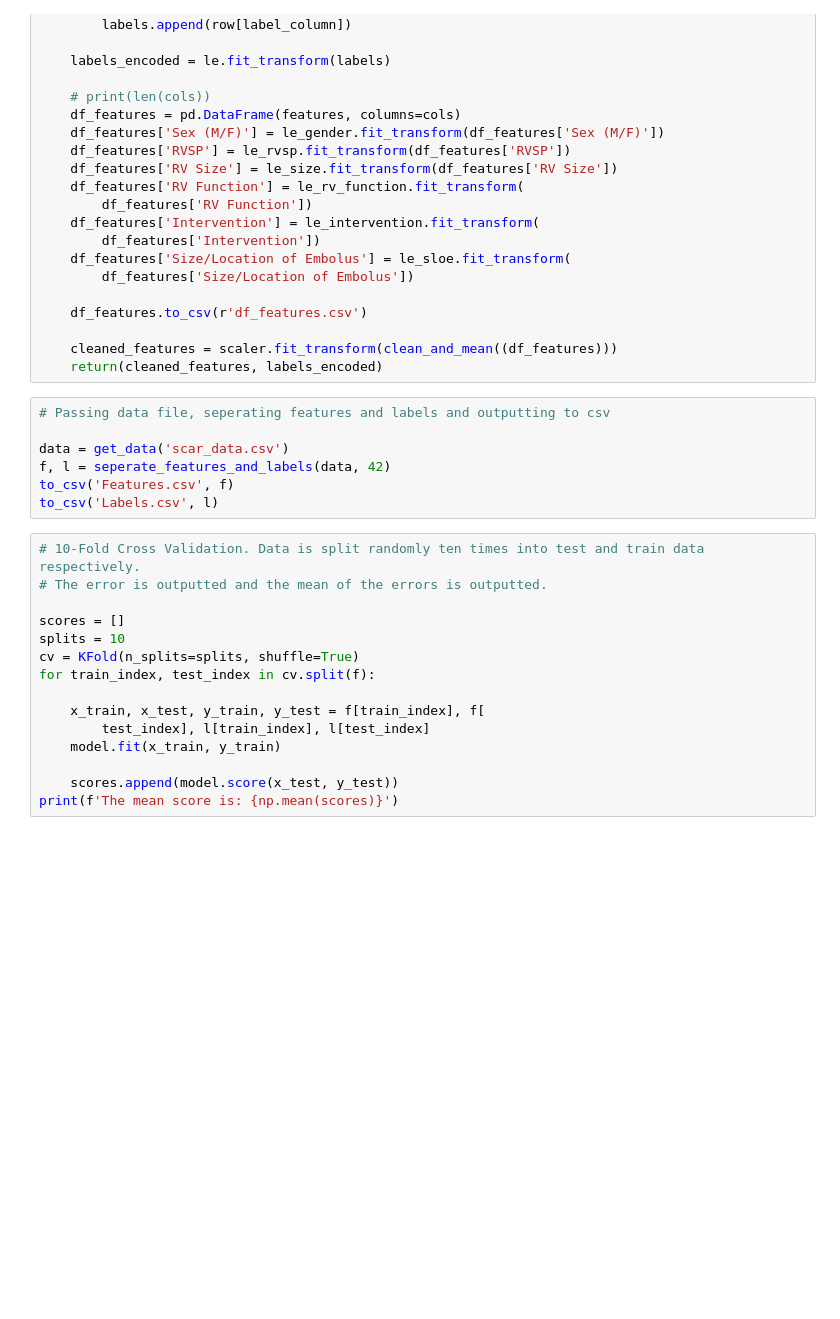
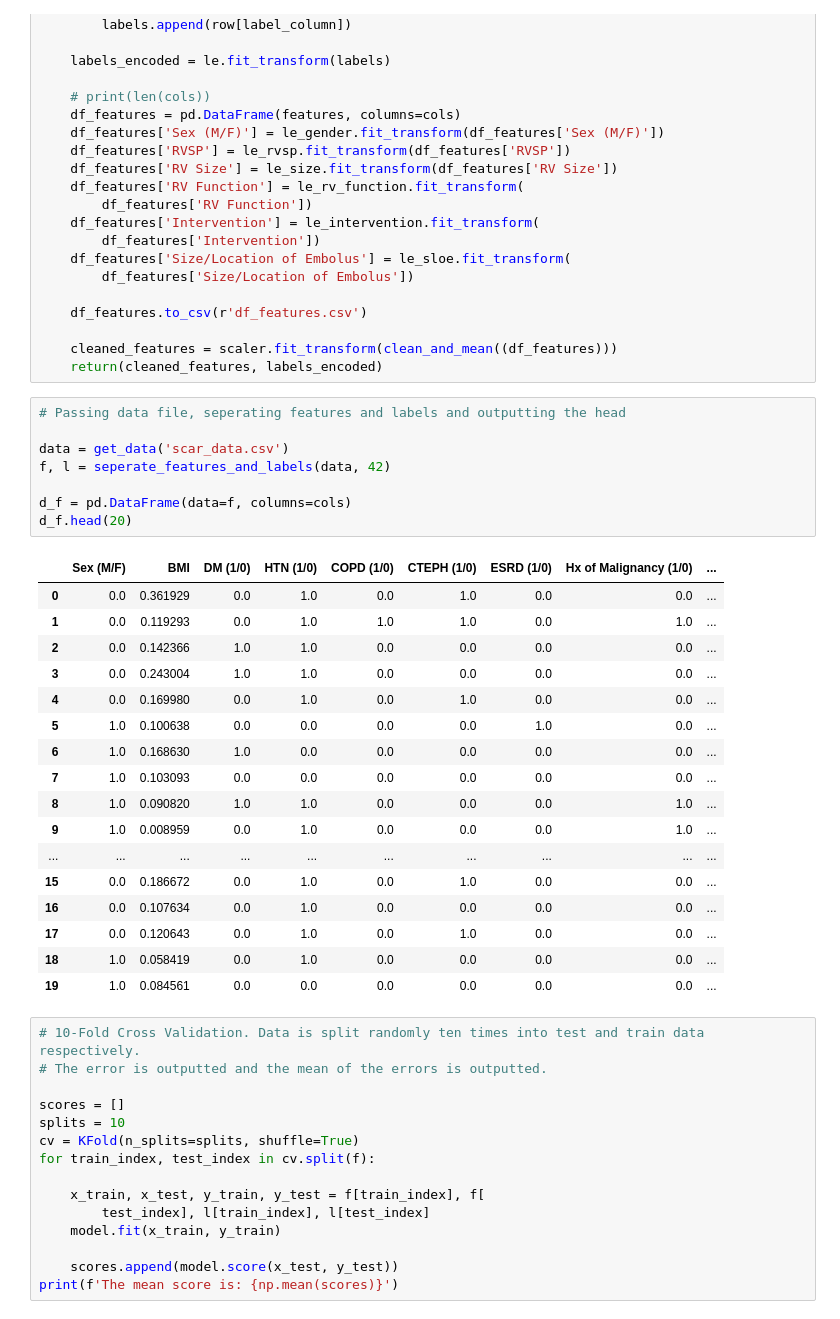
Before and after one commit to nitro41992/cs634-final-project, a Jupyter notebook: Scar Report.ipynb, the cells around one changed output. Drawn from its saved outputs; the diff is of its cells as text; blank space fills up the shorter version.

Commit message:
Task: Outputting features to jupyter notebook

```diff
--- a/Scar Report.ipynb
+++ b/Scar Report.ipynb
@@ -123,12 +123,31 @@ def seperate_features_and_labels(file, label_column):
     cleaned_features = scaler.fit_transform(clean_and_mean((df_features)))
     return(cleaned_features, labels_encoded)
 # %%
-# Passing data file, seperating features and labels and outputting to csv
+# Passing data file, seperating features and labels and outputting the head
 
 data = get_data('scar_data.csv')
 f, l = seperate_features_and_labels(data, 42)
-to_csv('Features.csv', f)
-to_csv('Labels.csv', l)
+
+d_f = pd.DataFrame(data=f, columns=cols)
+d_f.head(20)
+# %% [output]
+|  | Sex (M/F) | BMI | DM (1/0) | HTN (1/0) | COPD (1/0) | CTEPH (1/0) | ESRD (1/0) | Hx of Malignancy (1/0) | ... |
+| 0 | 0.0 | 0.361929 | 0.0 | 1.0 | 0.0 | 1.0 | 0.0 | 0.0 | ... |
+| 1 | 0.0 | 0.119293 | 0.0 | 1.0 | 1.0 | 1.0 | 0.0 | 1.0 | ... |
+| 2 | 0.0 | 0.142366 | 1.0 | 1.0 | 0.0 | 0.0 | 0.0 | 0.0 | ... |
+| 3 | 0.0 | 0.243004 | 1.0 | 1.0 | 0.0 | 0.0 | 0.0 | 0.0 | ... |
+| 4 | 0.0 | 0.169980 | 0.0 | 1.0 | 0.0 | 1.0 | 0.0 | 0.0 | ... |
+| 5 | 1.0 | 0.100638 | 0.0 | 0.0 | 0.0 | 0.0 | 1.0 | 0.0 | ... |
+| 6 | 1.0 | 0.168630 | 1.0 | 0.0 | 0.0 | 0.0 | 0.0 | 0.0 | ... |
+| 7 | 1.0 | 0.103093 | 0.0 | 0.0 | 0.0 | 0.0 | 0.0 | 0.0 | ... |
+| 8 | 1.0 | 0.090820 | 1.0 | 1.0 | 0.0 | 0.0 | 0.0 | 1.0 | ... |
+| 9 | 1.0 | 0.008959 | 0.0 | 1.0 | 0.0 | 0.0 | 0.0 | 1.0 | ... |
+| ... | ... | ... | ... | ... | ... | ... | ... | ... | ... |
+| 15 | 0.0 | 0.186672 | 0.0 | 1.0 | 0.0 | 1.0 | 0.0 | 0.0 | ... |
+| 16 | 0.0 | 0.107634 | 0.0 | 1.0 | 0.0 | 0.0 | 0.0 | 0.0 | ... |
+| 17 | 0.0 | 0.120643 | 0.0 | 1.0 | 0.0 | 1.0 | 0.0 | 0.0 | ... |
+| 18 | 1.0 | 0.058419 | 0.0 | 1.0 | 0.0 | 0.0 | 0.0 | 0.0 | ... |
+| 19 | 1.0 | 0.084561 | 0.0 | 0.0 | 0.0 | 0.0 | 0.0 | 0.0 | ... |
 # %%
 # 10-Fold Cross Validation. Data is split randomly ten times into test and train data respectively.
 # The error is outputted and the mean of the errors is outputted.
```
Also changed, not shown: 4 other files.
